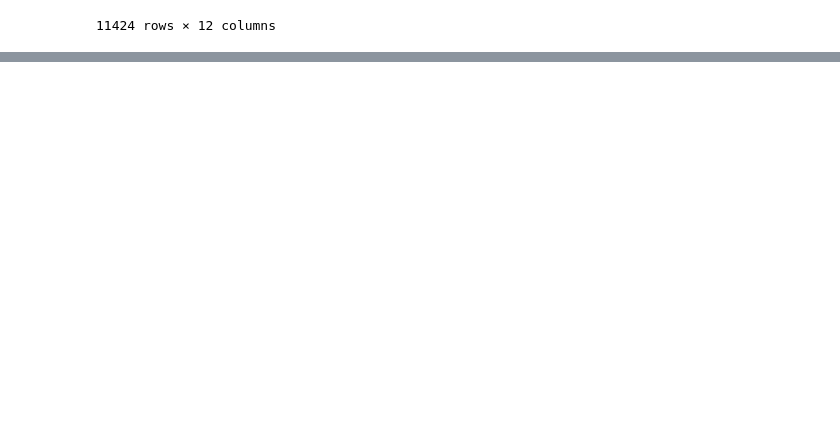
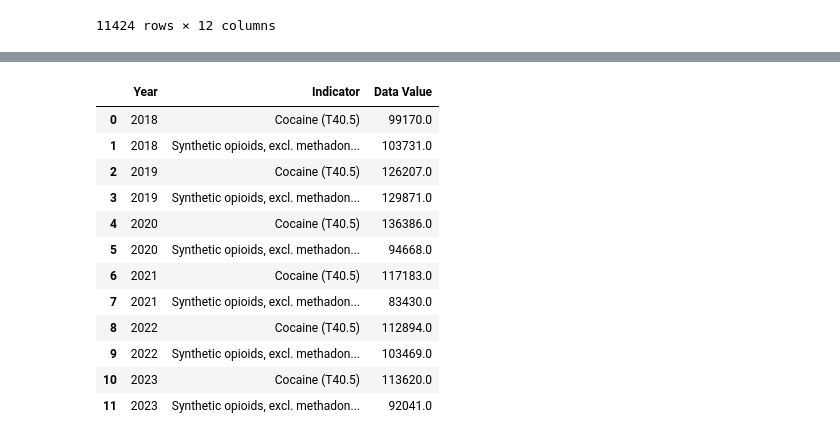
Before and after one commit to dorinajordan22/da14_capstone_2023_cocaine_and_fentanyl_analysis-, a Jupyter notebook: notebooks/2018_2023_cocaine_and_fentanyl_analysis.ipynb, the cells around one changed output, grey strips where cells are left out. Saved outputs shown, nothing was run; the diff lists cells and outputs as text; code cells hidden in the pictures; blank space fills up the shorter version.

```diff
--- a/notebooks/2018_2023_cocaine_and_fentanyl_analysis.ipynb
+++ b/notebooks/2018_2023_cocaine_and_fentanyl_analysis.ipynb
@@ -619,0 +671,21 @@ per_state =
+# %%
+deaths_per_year= (
+    years2018_2023
+    .loc[years2018_2023['State Name'] != 'United States']
+    .groupby(['Year','Indicator'])['Data Value'].sum().reset_index()
+)
+deaths_per_year
+# %% [output]
+|  | Year | Indicator | Data Value |
+| 0 | 2018 | Cocaine (T40.5) | 99170.0 |
+| 1 | 2018 | Synthetic opioids, excl. methadon... | 103731.0 |
+| 2 | 2019 | Cocaine (T40.5) | 126207.0 |
+| 3 | 2019 | Synthetic opioids, excl. methadon... | 129871.0 |
+| 4 | 2020 | Cocaine (T40.5) | 136386.0 |
+| 5 | 2020 | Synthetic opioids, excl. methadon... | 94668.0 |
+| 6 | 2021 | Cocaine (T40.5) | 117183.0 |
+| 7 | 2021 | Synthetic opioids, excl. methadon... | 83430.0 |
+| 8 | 2022 | Cocaine (T40.5) | 112894.0 |
+| 9 | 2022 | Synthetic opioids, excl. methadon... | 103469.0 |
+| 10 | 2023 | Cocaine (T40.5) | 113620.0 |
+| 11 | 2023 | Synthetic opioids, excl. methadon... | 92041.0 |
```
Also changed, not shown: parts of 7 cells of this notebook.
